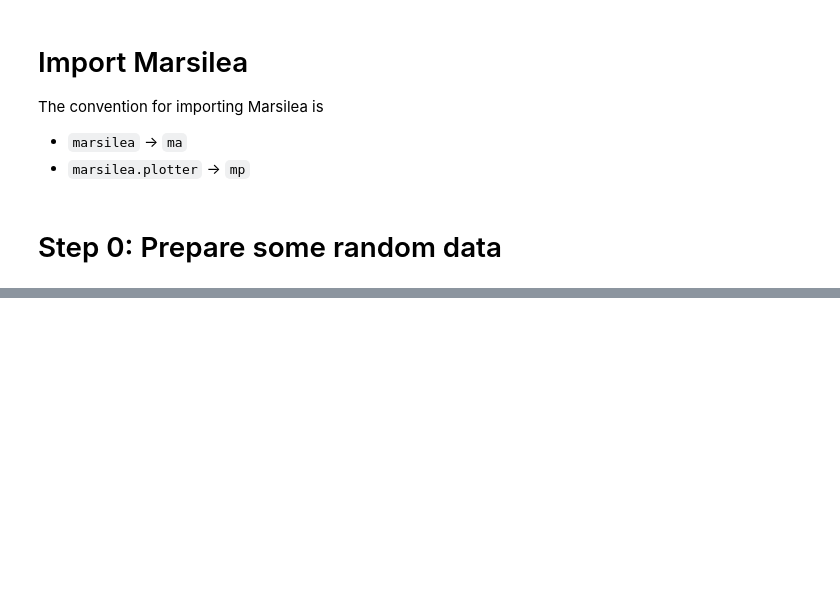
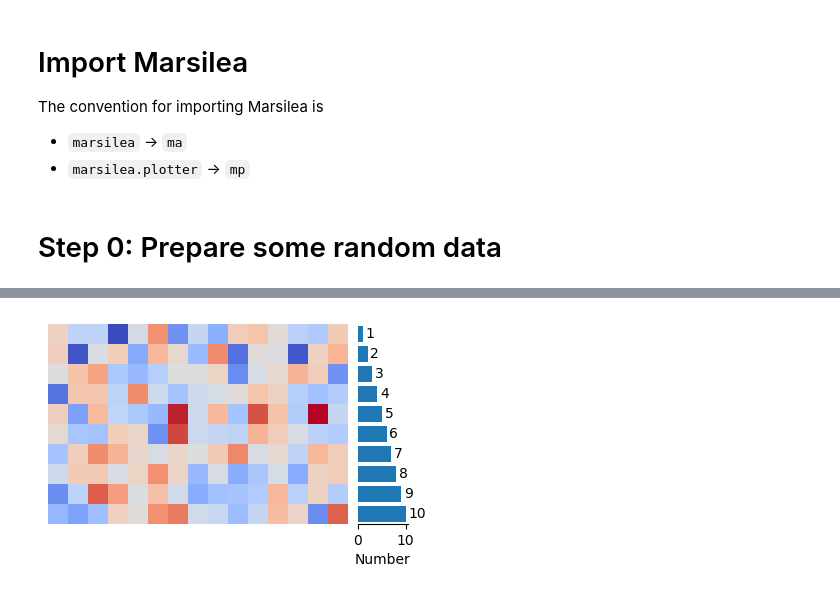
Before and after one commit to Marsilea-viz/marsilea-workshop, a Jupyter notebook: Marsilea_Intro.ipynb, the cells around one changed output, grey strips where cells are left out. Drawn from its saved outputs; the diff is of its cells as text; code cells hidden in the pictures; blank space fills up the shorter version.

```diff
--- a/Marsilea_Intro.ipynb
+++ b/Marsilea_Intro.ipynb
@@ -58,0 +58,6 @@ h.render()
+# %%
+h = ma.Heatmap(mat, width=3, height=2)
+h.add_right(mp.Numbers(np.arange(10) + 1, label="Number"), size=0.5, pad=0.1)
+h.render()
+# %% [output]
+[figure, added]
```
Also changed, not shown: parts of 14 cells of this notebook.
